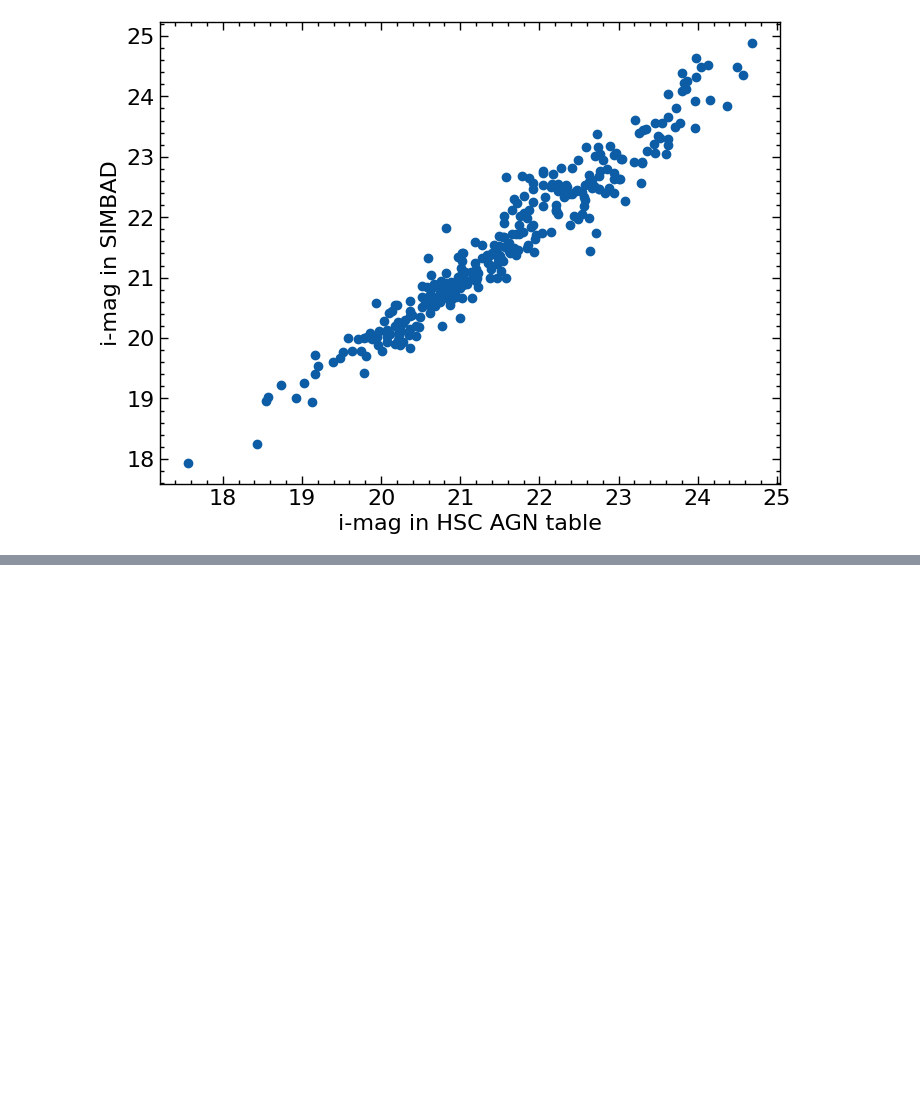
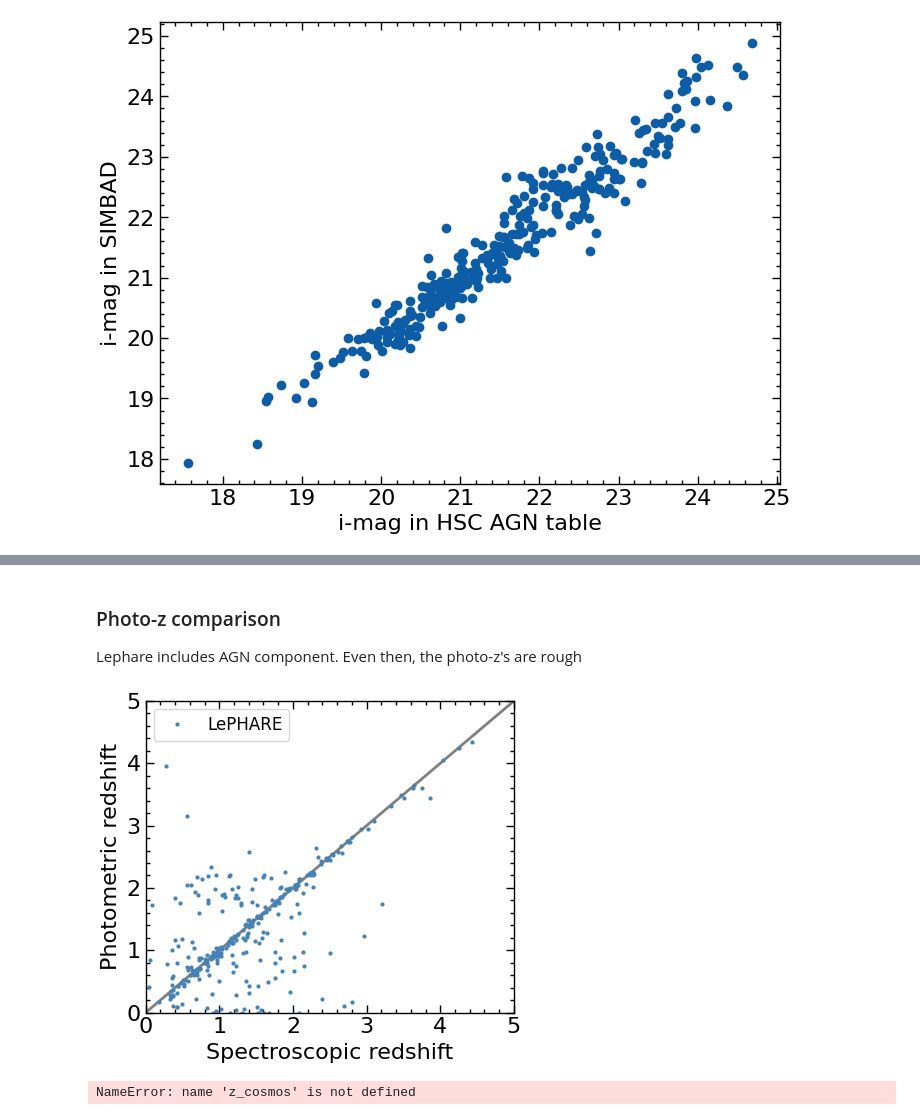
Before and after one commit to Chisen-Lupus/dwarf_agn_cosmos, a Jupyter notebook: hsc-ssp_specz.ipynb, the cells around one changed output, grey strips where cells are left out. Saved outputs shown, nothing was run; the diff lists cells and outputs as text; code cells hidden in the pictures; blank space fills up the shorter version.

```diff
--- a/hsc-ssp_specz.ipynb
+++ b/hsc-ssp_specz.ipynb
@@ -436,0 +603,9 @@ plt.ylabel('i-mag in SIMBAD');
+# %%
+# Fix up the X-ray fluxes:
+# This doesn't really do anything except reformat the columns
+
+data_cosmos2020j['CHANDRA_FLUXERR'].data.data[data_cosmos2020j['CHANDRA_FLUXERR']=='---'] = -999
+data_cosmos2020j['CHANDRA_FLUXERR'] = np.ma.masked_array(data_cosmos2020j['CHANDRA_FLUXERR'].data.data.astype(float))
+# Units at 4 KeV
+data_cosmos2020j['CHANDRA_FLUX'] = np.ma.masked_array(data_cosmos2020j['CHANDRA_FLUX'].data.data*(1*u.mW/(u.m**2*9.671e17*u.Hz)).to(u.uJy).value)
+data_cosmos2020j['CHANDRA_FLUXERR'] = np.ma.masked_array(data_cosmos2020j['CHANDRA_FLUXERR'].data.data*(1*u.mW/(u.m**2*9.671e17*u.Hz)).to(u.uJy).value)
@@ -436,0 +640,34 @@ plt.ylabel('i-mag in SIMBAD');
+# %% [markdown]
+### Photo-z comparison
+
+Lephare includes AGN component. Even then, the photo-z's are rough
+# %%
+z_hsc = data_agn['z'][idx_agn2COSMOS20]
+
+z_agn = data_cosmos2020j['lp_zq'][idx_COSMOS20]
+
+mask_spec = data_agn['r_z'][idx_agn2COSMOS20] < 2
+
+fig, ax = plt.subplots(1,1, figsize=(4.5, 4))
+
+ax.errorbar(z_hsc[mask_spec], z_agn[mask_spec], color='steelblue',
+            marker='.', ms=4, linestyle='none', label='LePHARE')
+
+ax.set_xlabel('Spectroscopic redshift')
+ax.set_ylabel('Photometric redshift')
+
+
+ax.legend(frameon=True, fontsize=12)
+ax.plot([-1, 5], [-1, 5], color='gray', zorder=-1)
+
+ax.set_xlim(0, 5)
+ax.set_ylim(0, 5)
+
+fig.tight_layout()
+fig.savefig('photoz.pdf', dpi=300)
+# %% [output]
+[figure, added]
+# %%
+z_cosmos
+# %% [output]
+NameError: name 'z_cosmos' is not defined
```
Also changed, not shown: parts of 24 cells of this notebook, 1 other file.
